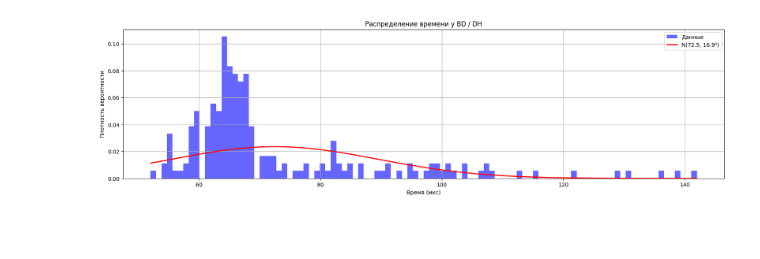
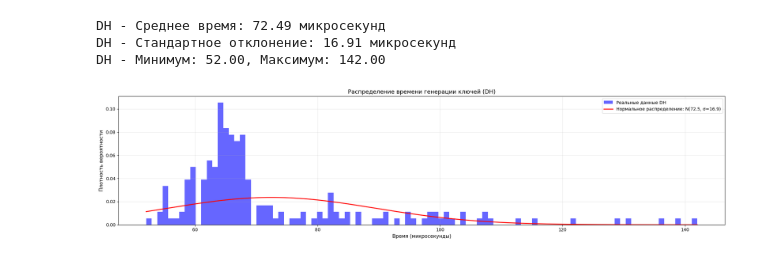
Before and after one commit to GeeZiX84/ECDH, a Jupyter notebook: analitycs.ipynb, the cells around one changed output. Drawn from its saved outputs; the diff is of its cells as text; code cells hidden in the pictures; blank space fills up the shorter version.

```diff
--- a/analitycs.ipynb
+++ b/analitycs.ipynb
@@ -160,27 +312,54 @@ plt.show()
 # %%
+# ============================================================================
+# ГРАФИК 6: Анализ распределения времени для DH
+# ============================================================================
+# Проверяем, приближается ли распределение к нормальному
+
 import numpy as np
 import matplotlib.pyplot as plt
 from scipy.stats import norm
 
 data = df['время_генерации_ключа_мкс']
 
-# параметры нормального распределения
+# Вычисляем среднее и стандартное отклонение
 mu, sigma = np.mean(data), np.std(data)
 
+print(f"DH - Среднее время: {mu:.2f} микросекунд")
+print(f"DH - Стандартное отклонение: {sigma:.2f} микросекунд")
+print(f"DH - Минимум: {data.min():.2f}, Максимум: {data.max():.2f}")
+
 plt.figure(figsize=(20, 5))
-# гистограмма (с нормировкой, чтобы совпала по высоте с кривой)
-plt.hist(data, bins=100, color='blue', alpha=0.6, density=True, label='Данные')
 
-# теоретическая кривая нормального распределения
+# Гистограмма (нормализованная, чтобы совпасть по высоте с теоретической кривой)
+plt.hist(
+    data,
+    bins=100,
+    color='blue',
+    alpha=0.6,
+    density=True,
+    label='Реальные данные DH'
+)
+
+# Теоретическая кривая нормального распределения
 x = np.linspace(min(data), max(data), 1000)
-plt.plot(x, norm.pdf(x, mu, sigma), 'r-', lw=2, label=f'N({mu:.1f}, {sigma:.1f}²)')
+plt.plot(
+    x,
+    norm.pdf(x, mu, sigma),
+    'r-',
+    lw=2,
+    label=f'Нормальное распределение: N({mu:.1f}, σ={sigma:.1f})'
+)
 
-plt.xlabel('Время (мкс)')
-plt.ylabel('Плотность вероятности')
-plt.title('Распределение времени у BD / DH')
-plt.legend()
-plt.grid(True)
+plt.xlabel('Время (микросекунды)', fontsize=11)
+plt.ylabel('Плотность вероятности', fontsize=11)
+plt.title('Распределение времени генерации ключей (DH)', fontsize=13)
+plt.legend(fontsize=10)
+plt.grid(True, alpha=0.3)
+plt.tight_layout()
 plt.show()
 # %% [output]
+DH - Среднее время: 72.49 микросекунд
+DH - Стандартное отклонение: 16.91 микросекунд
+DH - Минимум: 52.00, Максимум: 142.00
-[figure, old version]
+[figure, new version]
 # %%
```
Also changed, not shown: parts of 14 cells of this notebook, 2 other files.
